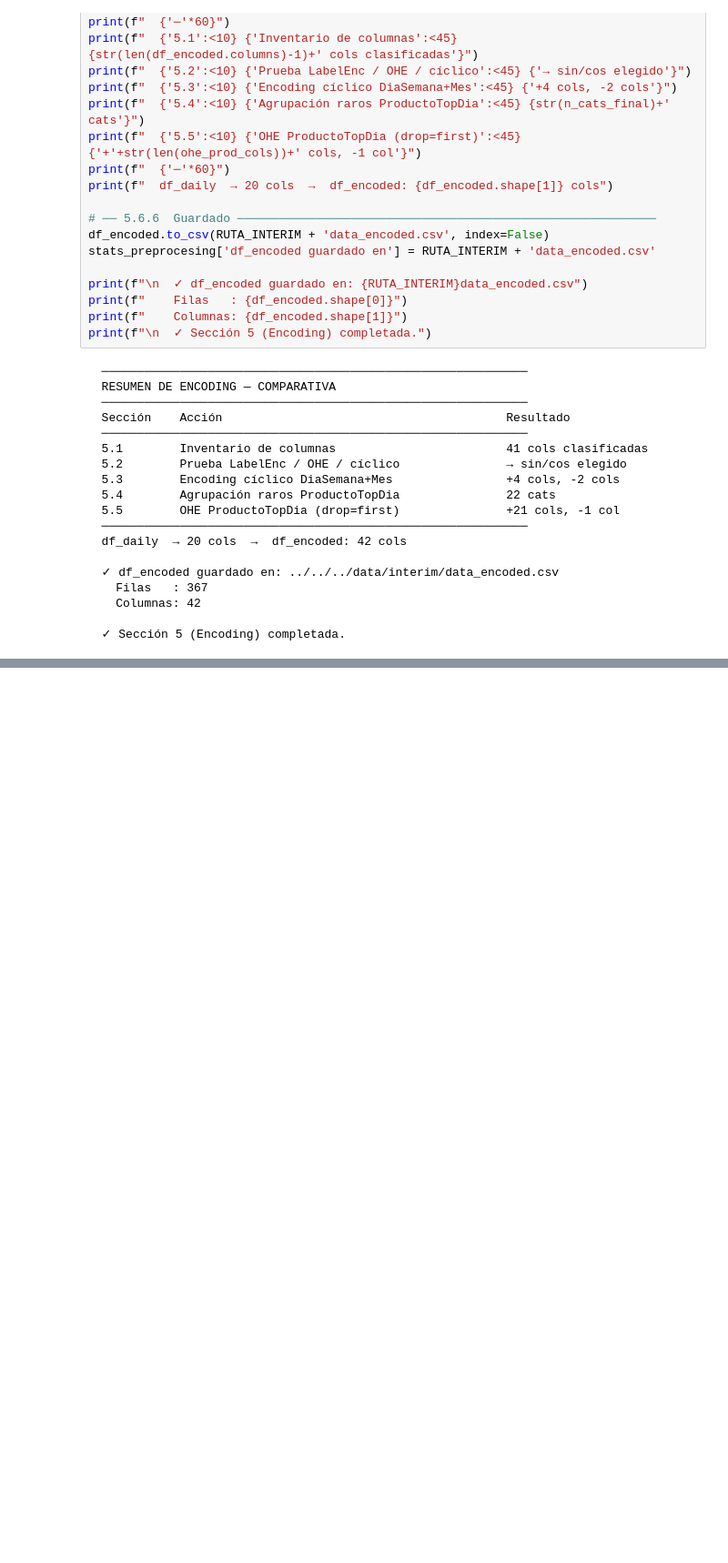
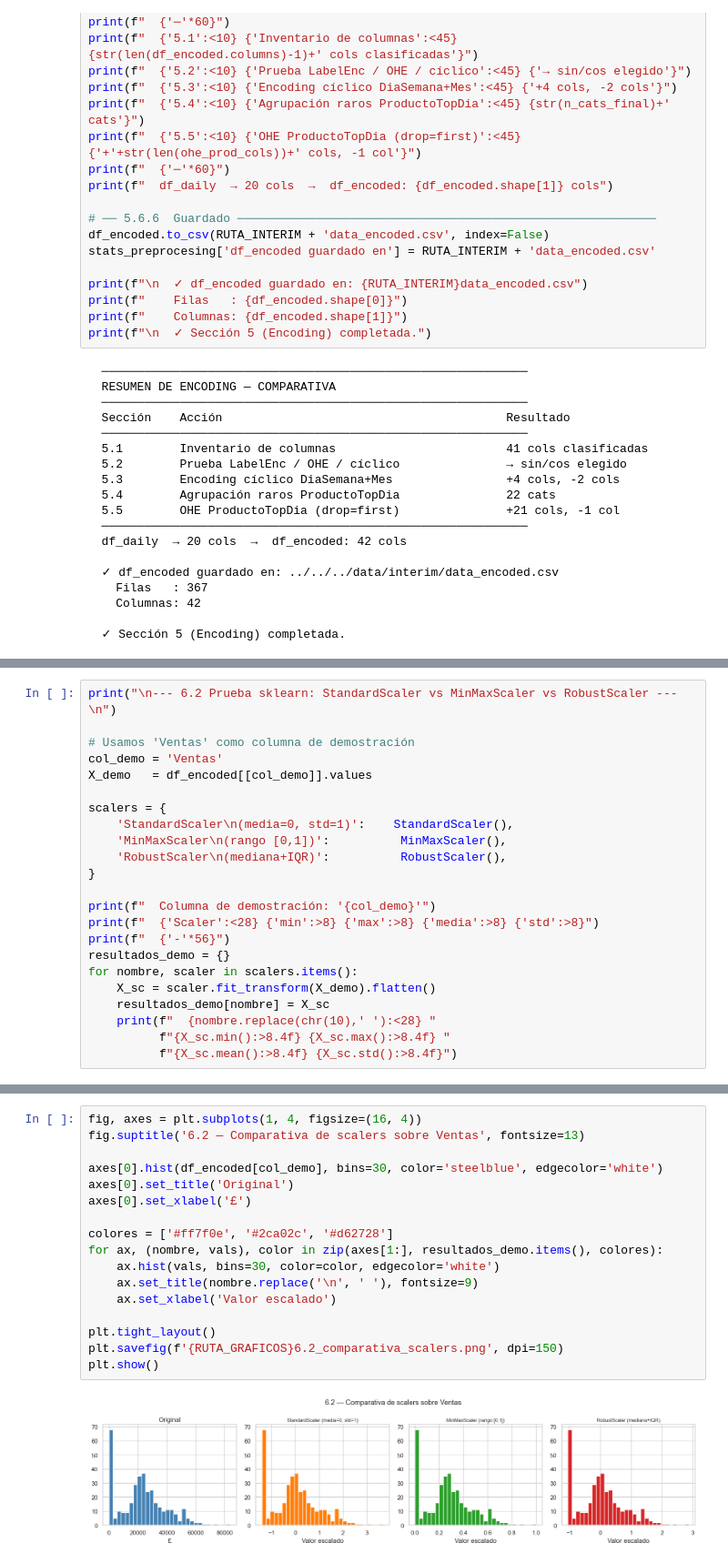
Before and after one commit to ravel01106/proyecto-master-ia-big-data, a Jupyter notebook: notebooks/regression_proyect/preprocesing/preprocesing_data.ipynb, the cells around one changed output, grey strips where cells are left out. Shown at 91% size. Drawn from its saved outputs; the diff is of its cells as text; blank space fills up the shorter version.

```diff
--- a/notebooks/regression_proyect/preprocesing/preprocesing_data.ipynb
+++ b/notebooks/regression_proyect/preprocesing/preprocesing_data.ipynb
@@ -1601,0 +1653,23 @@ print(f"\n  ✓ Sección 5 (Encoding) completada.")
+# %%
+print("\n--- 6.2 Prueba sklearn: StandardScaler vs MinMaxScaler vs RobustScaler ---\n")
+
+# Usamos 'Ventas' como columna de demostración
+col_demo = 'Ventas'
+X_demo   = df_encoded[[col_demo]].values
+
+scalers = {
+    'StandardScaler\n(media=0, std=1)':    StandardScaler(),
+    'MinMaxScaler\n(rango [0,1])':          MinMaxScaler(),
+    'RobustScaler\n(mediana+IQR)':          RobustScaler(),
+}
+
+print(f"  Columna de demostración: '{col_demo}'")
+print(f"  {'Scaler':<28} {'min':>8} {'max':>8} {'media':>8} {'std':>8}")
+print(f"  {'-'*56}")
+resultados_demo = {}
+for nombre, scaler in scalers.items():
+    X_sc = scaler.fit_transform(X_demo).flatten()
+    resultados_demo[nombre] = X_sc
+    print(f"  {nombre.replace(chr(10),' '):<28} "
+          f"{X_sc.min():>8.4f} {X_sc.max():>8.4f} "
+          f"{X_sc.mean():>8.4f} {X_sc.std():>8.4f}")
@@ -1601,0 +1685,19 @@ print(f"\n  ✓ Sección 5 (Encoding) completada.")
+# %%
+fig, axes = plt.subplots(1, 4, figsize=(16, 4))
+fig.suptitle('6.2 — Comparativa de scalers sobre Ventas', fontsize=13)
+
+axes[0].hist(df_encoded[col_demo], bins=30, color='steelblue', edgecolor='white')
+axes[0].set_title('Original')
+axes[0].set_xlabel('£')
+
+colores = ['#ff7f0e', '#2ca02c', '#d62728']
+for ax, (nombre, vals), color in zip(axes[1:], resultados_demo.items(), colores):
+    ax.hist(vals, bins=30, color=color, edgecolor='white')
+    ax.set_title(nombre.replace('\n', ' '), fontsize=9)
+    ax.set_xlabel('Valor escalado')
+
+plt.tight_layout()
+plt.savefig(f'{RUTA_GRAFICOS}6.2_comparativa_scalers.png', dpi=150)
+plt.show()
+# %% [output]
+[figure, added]
```
Also changed, not shown: parts of 26 cells of this notebook, 7 other files.
